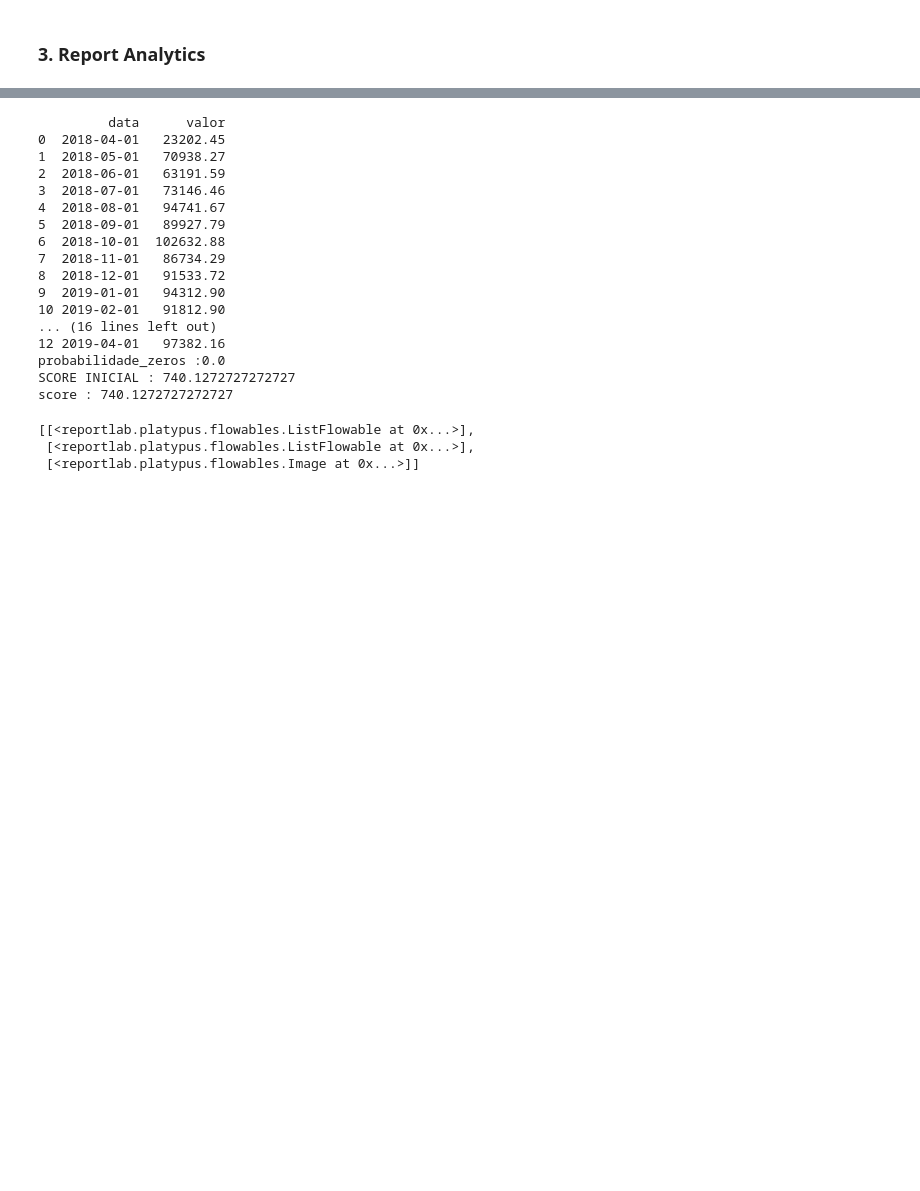
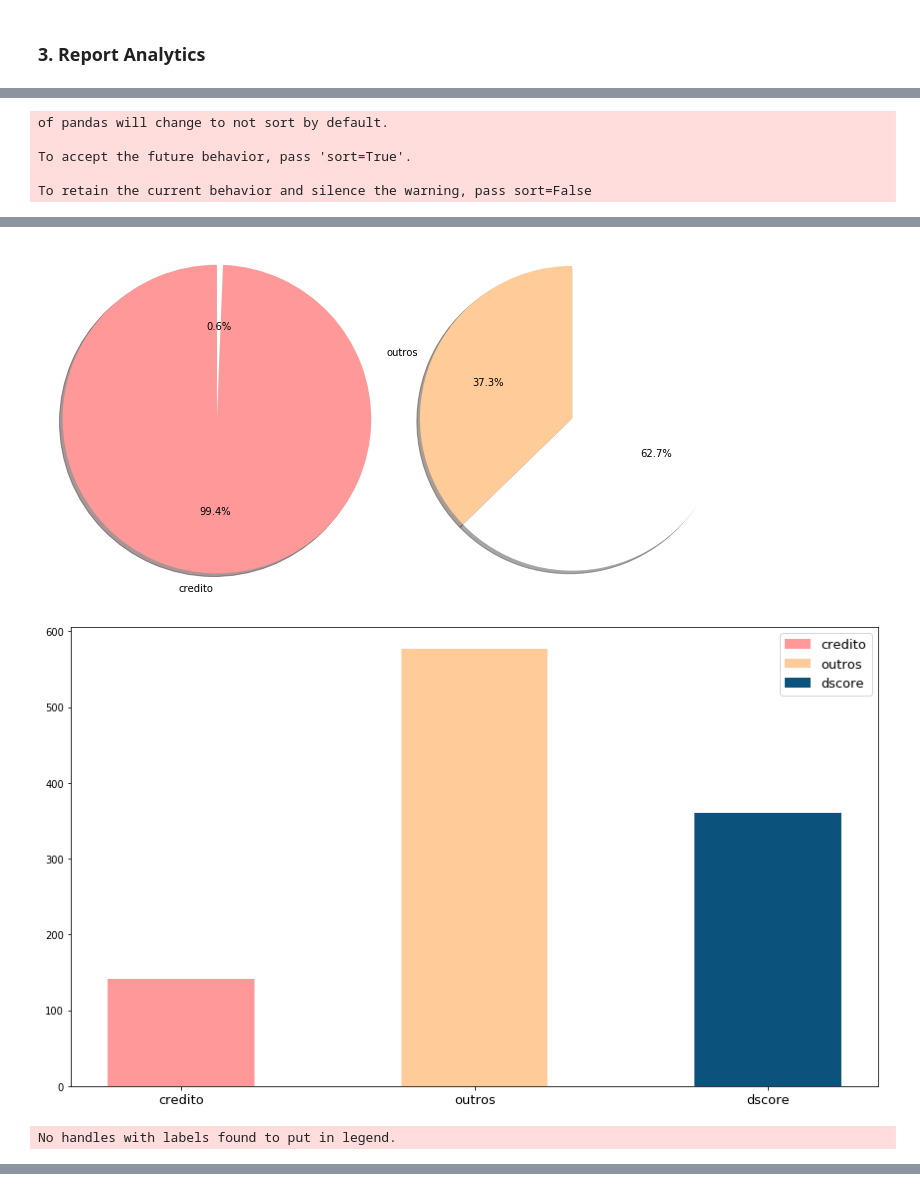
Before and after one commit to lsawakuchi/x1, a Jupyter notebook: Modelagem/classe_dscore.ipynb, the cells around one changed output, grey strips where cells are left out. Drawn from its saved outputs; the diff is of its cells as text; code cells hidden in the pictures; blank space fills up the shorter version.

```diff
--- a/Modelagem/classe_dscore.ipynb
+++ b/Modelagem/classe_dscore.ipynb
@@ -600,3 +1194,4 @@ def formata_valor(val):
 # %%
-cnpj = '26203839000110'
-produto = "tomatico"
+ra = ReportAnalytics(cnpj='26203839000110', produto='tomatico')
+ra.gera_report()
+# %% [output]
@@ -602,0 +1215,5 @@ produto = "tomatico"
+of pandas will change to not sort by default.
+
+To accept the future behavior, pass 'sort=True'.
+
+To retain the current behavior and silence the warning, pass sort=False
@@ -602,0 +1224,3 @@ produto = "tomatico"
+[figure, added]
+[figure, added]
+No handles with labels found to put in legend.
@@ -654,24 +1244,0 @@ Story.append(Spacer(1, 12))
-# %%
-res = metricas_faturamento('26203839000110', "tomatico")
-vals = [res.get("media"), res.get("media_sem_outlier")]
-vals = [formata_valor(el) for el in vals]
-vals = vals + [res.get("lscore")]
-data = [["Faturamento Médio", "Faturamento Médio s/ Outlier", "Score"], vals]
-# %% [output]
-         data      valor
-0  2018-04-01   23202.45
-1  2018-05-01   70938.27
-2  2018-06-01   63191.59
-3  2018-07-01   73146.46
-4  2018-08-01   94741.67
-5  2018-09-01   89927.79
-6  2018-10-01  102632.88
-7  2018-11-01   86734.29
-8  2018-12-01   91533.72
-9  2019-01-01   94312.90
-10 2019-02-01   91812.90
-... (16 lines left out)
-12 2019-04-01   97382.16
-probabilidade_zeros :0.0
-SCORE INICIAL : 740.1272727272727
-score : 740.1272727272727
@@ -834,6 +1244,0 @@ data.append([im1])
-# %%
-data
-# %% [output]
-[[<reportlab.platypus.flowables.ListFlowable at 0x...>],
- [<reportlab.platypus.flowables.ListFlowable at 0x...>],
- [<reportlab.platypus.flowables.Image at 0x...>]]
```
Also changed, not shown: parts of 50 cells of this notebook, 30 other files.
